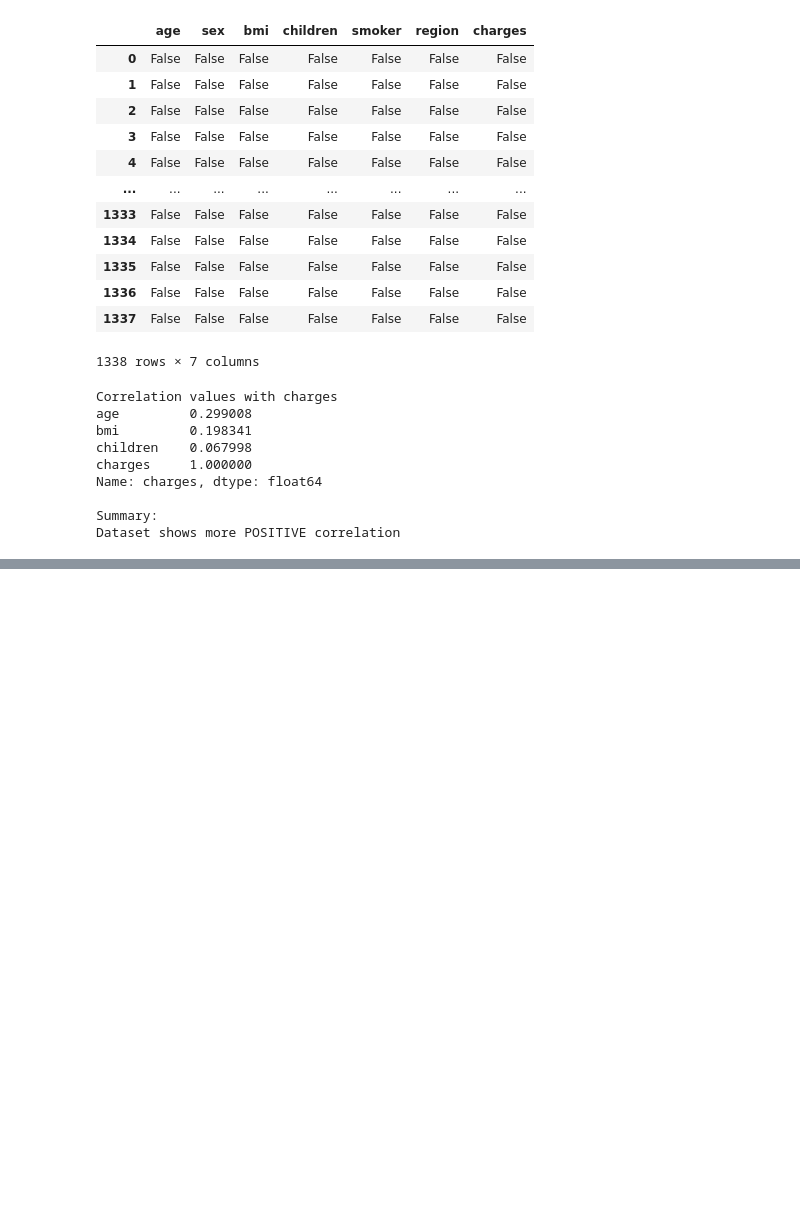
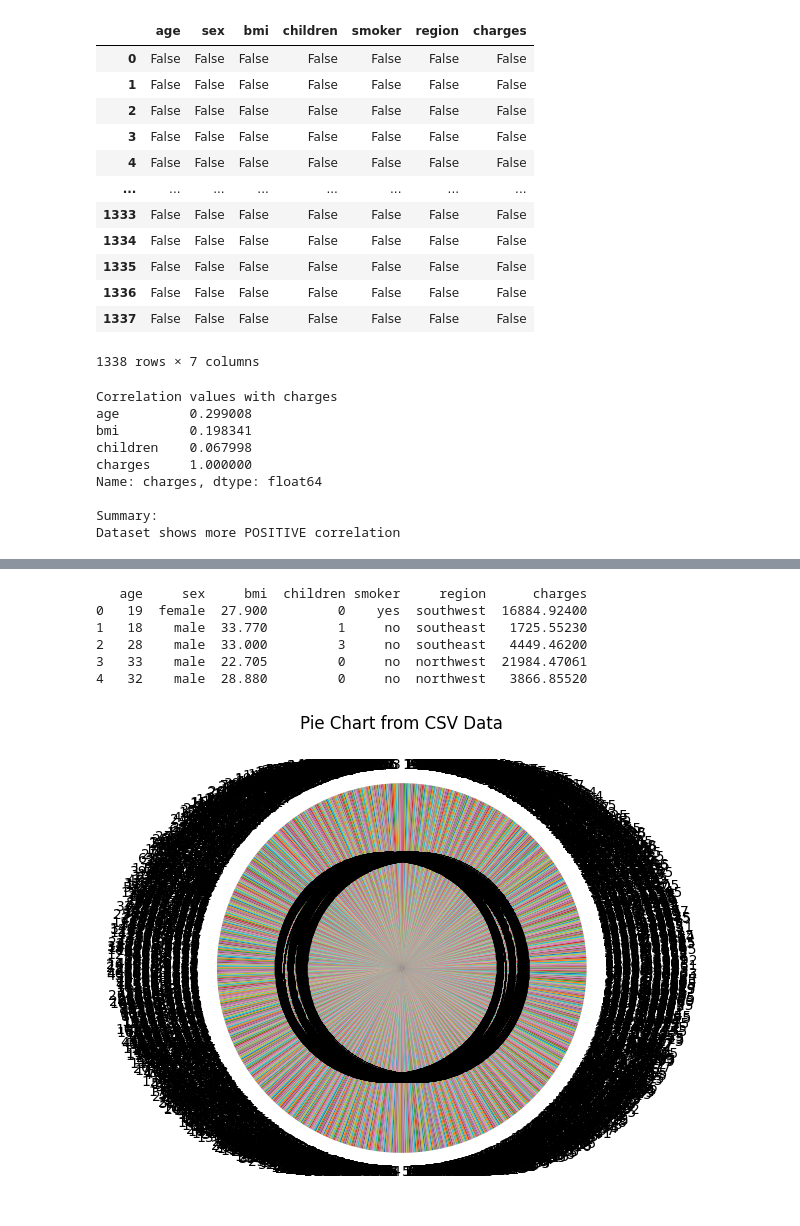
Before and after one commit to naveen03-tech/Machine-Larning, a Jupyter notebook: solutions of lab-01.ipynb, the cells around one changed output, grey strips where cells are left out. Cells and saved outputs as stored; diff of their text form; code cells hidden in the pictures; blank space fills up the shorter version.

```diff
--- a/solutions of lab-01.ipynb
+++ b/solutions of lab-01.ipynb
@@ -134,0 +276,27 @@ Dataset shows more POSITIVE correlation
+# %%
+import pandas as pd
+import matplotlib.pyplot as plt
+
+# Load CSV file
+df = pd.read_csv('insurance.csv')
+
+# Show first rows (optional)
+print(df.head())
+
+# Take columns
+labels = df['charges']
+values = df['age']
+
+# Create pie chart
+plt.figure(figsize=(6,6))
+plt.pie(values, labels=labels, autopct='%1.1f%%')
+plt.title('Pie Chart from CSV Data')
+plt.show()
+# %% [output]
+   age     sex     bmi  children smoker     region      charges
+0   19  female  27.900         0    yes  southwest  16884.92400
+1   18    male  33.770         1     no  southeast   1725.55230
+2   28    male  33.000         3     no  southeast   4449.46200
+3   33    male  22.705         0     no  northwest  21984.47061
+4   32    male  28.880         0     no  northwest   3866.85520
+[figure, added]
```
Also changed, not shown: parts of 8 cells of this notebook.
